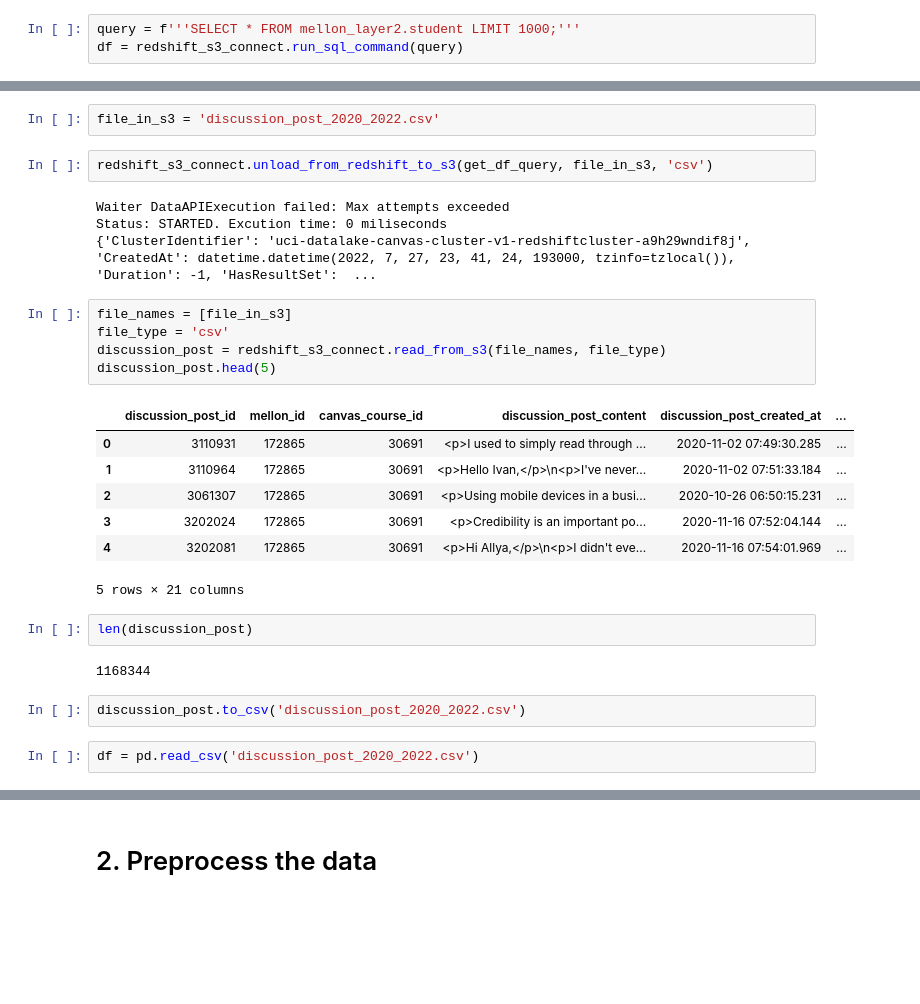
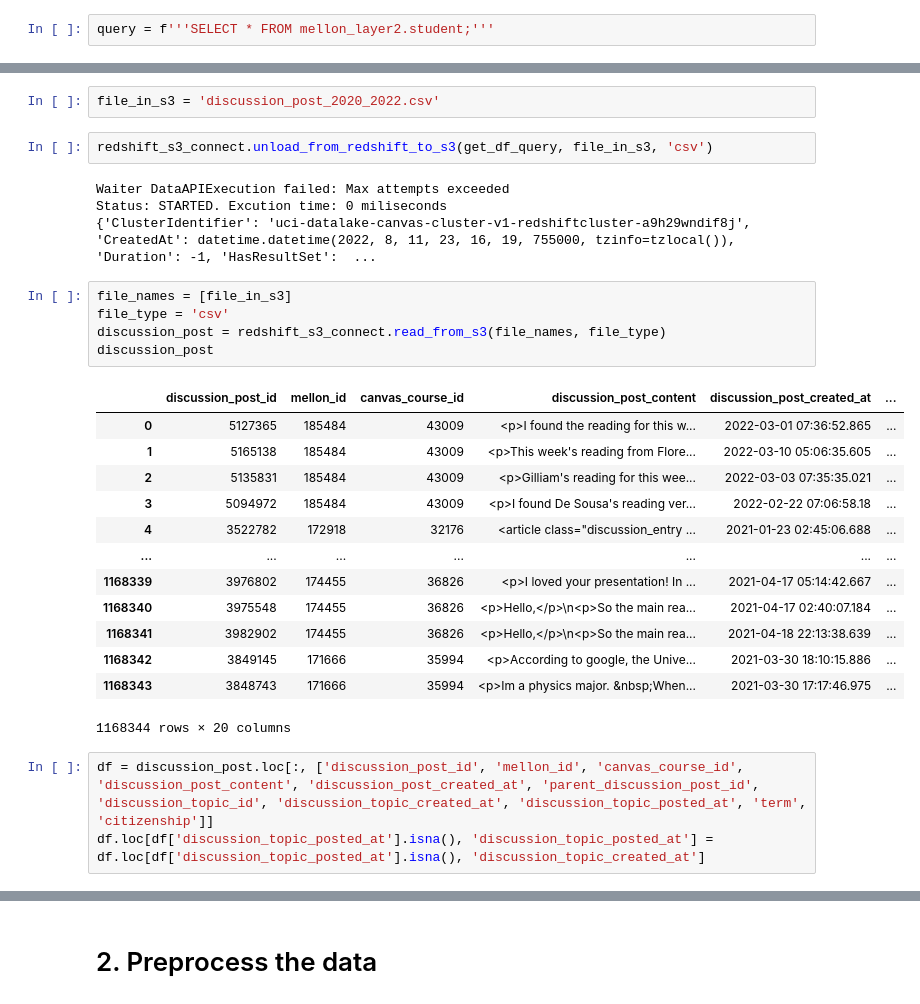
Before and after one commit to Kenny-Wei-GitHub/Discussion_Behavior_Project, a Jupyter notebook: individual_research.ipynb, the cells around one changed output, grey strips where cells are left out. Cells and saved outputs as stored; diff of their text form; blank space fills up the shorter version.

```diff
--- a/individual_research.ipynb
+++ b/individual_research.ipynb
@@ -46,5 +50,4 @@ redshift_s3_connect = RedshiftS3Connector(role_arn, role_session_name, secret_na
 # %% [markdown]
 # 1. Get the mellon_layer2.discussion_post table from Fall 2020 to Spring 2022
 # %%
-query = f'''SELECT * FROM mellon_layer2.student LIMIT 1000;'''
-df = redshift_s3_connect.run_sql_command(query)
+query = f'''SELECT * FROM mellon_layer2.student;'''
@@ -115,26 +126,27 @@ redshift_s3_connect.unload_from_redshift_to_s3(get_df_query, file_in_s3, 'csv')
 # %% [output]
 Waiter DataAPIExecution failed: Max attempts exceeded
 Status: STARTED. Excution time: 0 miliseconds
-{'ClusterIdentifier': 'uci-datalake-canvas-cluster-v1-redshiftcluster-a9h29wndif8j', 'CreatedAt': datetime.datetime(2022, 7, 27, 23, 41, 24, 193000, tzinfo=tzlocal()), 'Duration': -1, 'HasResultSet':  ...
+{'ClusterIdentifier': 'uci-datalake-canvas-cluster-v1-redshiftcluster-a9h29wndif8j', 'CreatedAt': datetime.datetime(2022, 8, 11, 23, 16, 19, 755000, tzinfo=tzlocal()), 'Duration': -1, 'HasResultSet':  ...
 # %%
 file_names = [file_in_s3]
 file_type = 'csv'
 discussion_post = redshift_s3_connect.read_from_s3(file_names, file_type)
-discussion_post.head(5)
+discussion_post
 # %% [output]
 |  | discussion_post_id | mellon_id | canvas_course_id | discussion_post_content | discussion_post_created_at | ... |
-| 0 | 3110931 | 172865 | 30691 | <p>I used to simply read through ... | 2020-11-02 07:49:30.285 | ... |
-| 1 | 3110964 | 172865 | 30691 | <p>Hello Ivan,</p>\n<p>I've never... | 2020-11-02 07:51:33.184 | ... |
-| 2 | 3061307 | 172865 | 30691 | <p>Using mobile devices in a busi... | 2020-10-26 06:50:15.231 | ... |
-| 3 | 3202024 | 172865 | 30691 | <p>Credibility is an important po... | 2020-11-16 07:52:04.144 | ... |
-| 4 | 3202081 | 172865 | 30691 | <p>Hi Allya,</p>\n<p>I didn't eve... | 2020-11-16 07:54:01.969 | ... |
+| 0 | 5127365 | 185484 | 43009 | <p>I found the reading for this w... | 2022-03-01 07:36:52.865 | ... |
+| 1 | 5165138 | 185484 | 43009 | <p>This week's reading from Flore... | 2022-03-10 05:06:35.605 | ... |
+| 2 | 5135831 | 185484 | 43009 | <p>Gilliam's reading for this wee... | 2022-03-03 07:35:35.021 | ... |
+| 3 | 5094972 | 185484 | 43009 | <p>I found De Sousa's reading ver... | 2022-02-22 07:06:58.18 | ... |
+| 4 | 3522782 | 172918 | 32176 | <article class="discussion_entry ... | 2021-01-23 02:45:06.688 | ... |
+| ... | ... | ... | ... | ... | ... | ... |
+| 1168339 | 3976802 | 174455 | 36826 | <p>I loved your presentation! In ... | 2021-04-17 05:14:42.667 | ... |
+| 1168340 | 3975548 | 174455 | 36826 | <p>Hello,</p>\n<p>So the main rea... | 2021-04-17 02:40:07.184 | ... |
+| 1168341 | 3982902 | 174455 | 36826 | <p>Hello,</p>\n<p>So the main rea... | 2021-04-18 22:13:38.639 | ... |
+| 1168342 | 3849145 | 171666 | 35994 | <p>According to google, the Unive... | 2021-03-30 18:10:15.886 | ... |
+| 1168343 | 3848743 | 171666 | 35994 | <p>Im a physics major. &nbsp;When... | 2021-03-30 17:17:46.975 | ... |
-5 rows × 21 columns
+1168344 rows × 20 columns
-# %%
-len(discussion_post)
-# %% [output]
-1168344
-# %%
-discussion_post.to_csv('discussion_post_2020_2022.csv')
-# %%
-df = pd.read_csv('discussion_post_2020_2022.csv')
+# %%
+df = discussion_post.loc[:, ['discussion_post_id', 'mellon_id', 'canvas_course_id', 'discussion_post_content', 'discussion_post_created_at', 'parent_discussion_post_id', 'discussion_topic_id', 'discussion_topic_created_at', 'discussion_topic_posted_at', 'term', 'citizenship']]
+df.loc[df['discussion_topic_posted_at'].isna(), 'discussion_topic_posted_at'] = df.loc[df['discussion_topic_posted_at'].isna(), 'discussion_topic_created_at']
 # %%
```
Also changed, not shown: parts of 137 cells of this notebook.
